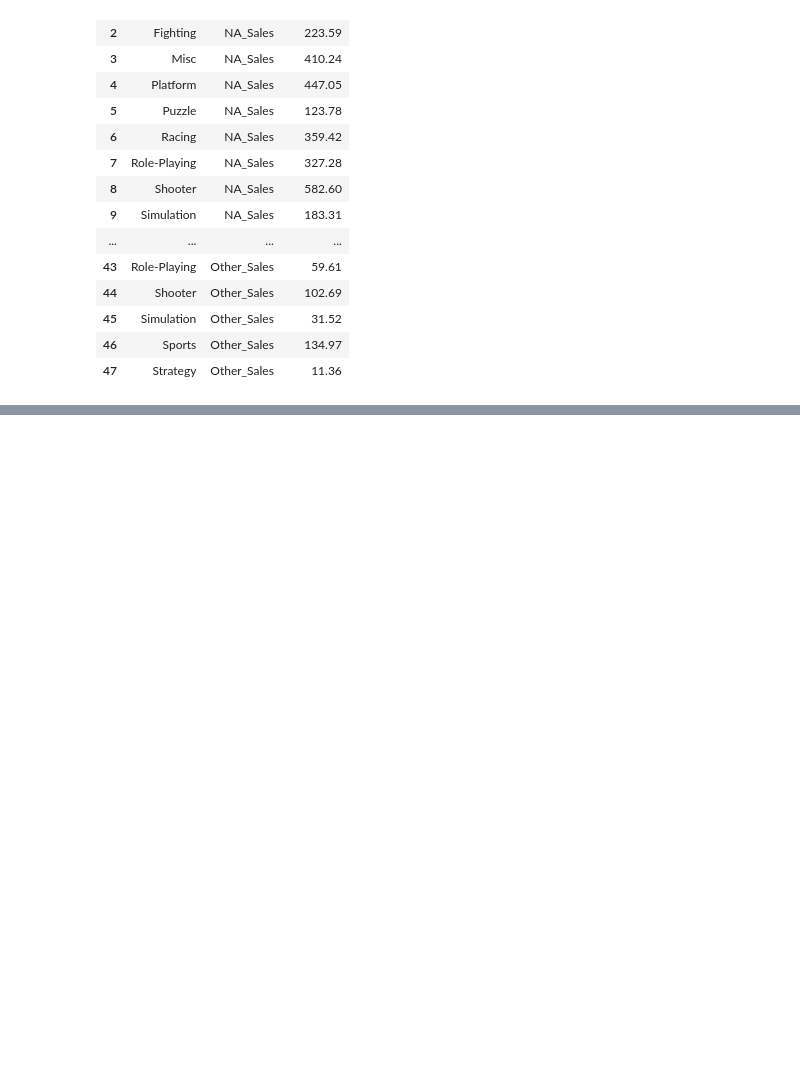
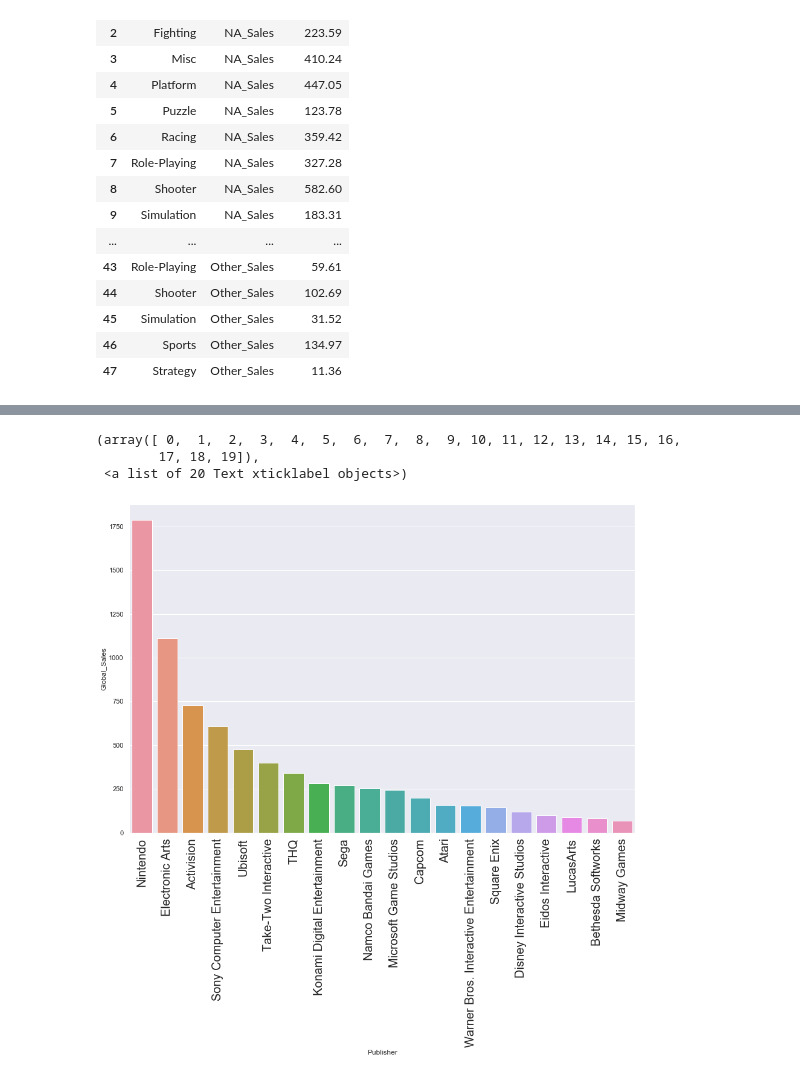
Before and after one commit to yeonghwanchoi/EDA, a Jupyter notebook: videogames/video_games.ipynb, the cells around one changed output, grey strips where cells are left out. Cells and saved outputs as stored; diff of their text form; code cells hidden in the pictures; blank space fills up the shorter version.

```diff
--- a/videogames/video_games.ipynb
+++ b/videogames/video_games.ipynb
@@ -404,0 +406,6 @@ sns.barplot(x='Genre',y='Sale_Price',hue='Sale_Area',data )
+# %%
+#Top global sales by publisher
+
+sale_by_pub=data[["Publisher",'Global_Sales']]
+sale_by_pub=sale_by_pub.groupby("Publisher")['Global_Sales'].sum().sort_values(ascending=False).reset_index()
+sale_by_pub
@@ -404,0 +426,9 @@ sns.barplot(x='Genre',y='Sale_Price',hue='Sale_Area',data )
+# %%
+plt.figure(figsize=(15,10))
+sns.barplot(x='Publisher',y="Global_Sales",data=sale_by_pub.head(20))
+plt.xticks(size=20,rotation=90)
+# %% [output]
+(array([ 0,  1,  2,  3,  4,  5,  6,  7,  8,  9, 10, 11, 12, 13, 14, 15, 16,
+        17, 18, 19]),
+ <a list of 20 Text xticklabel objects>)
+[figure, added]
```
Also changed, not shown: parts of 11 cells of this notebook.
